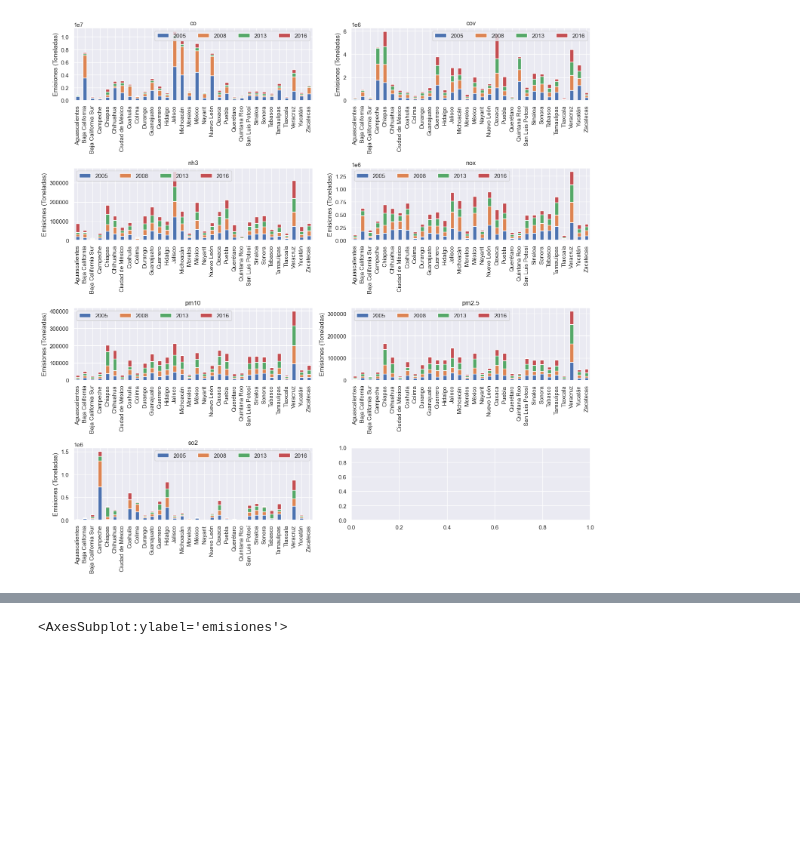
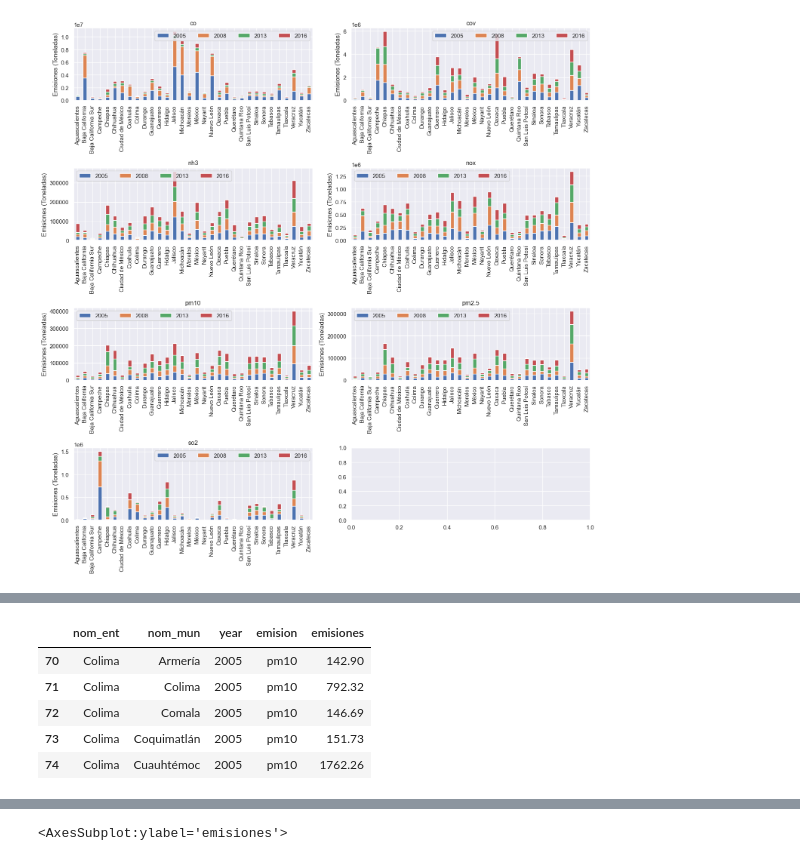
Before and after one commit to pcorner10/inventario_emisiones, a Jupyter notebook: INEM.ipynb, the cells around one changed output, grey strips where cells are left out. Drawn from its saved outputs; the diff is of its cells as text; code cells hidden in the pictures; blank space fills up the shorter version.

```diff
--- a/INEM.ipynb
+++ b/INEM.ipynb
@@ -414,0 +381,10 @@ df
+# %%
+colima_total_mun = total_mun[total_mun["nom_ent"] == "Colima"]
+colima_total_mun.head()
+# %% [output]
+|  | nom_ent | nom_mun | year | emision | emisiones |
+| 70 | Colima | Armería | 2005 | pm10 | 142.90 |
+| 71 | Colima | Colima | 2005 | pm10 | 792.32 |
+| 72 | Colima | Comala | 2005 | pm10 | 146.69 |
+| 73 | Colima | Coquimatlán | 2005 | pm10 | 151.73 |
+| 74 | Colima | Cuauhtémoc | 2005 | pm10 | 1762.26 |
```
Also changed, not shown: parts of 6 cells of this notebook, 1 other file.
